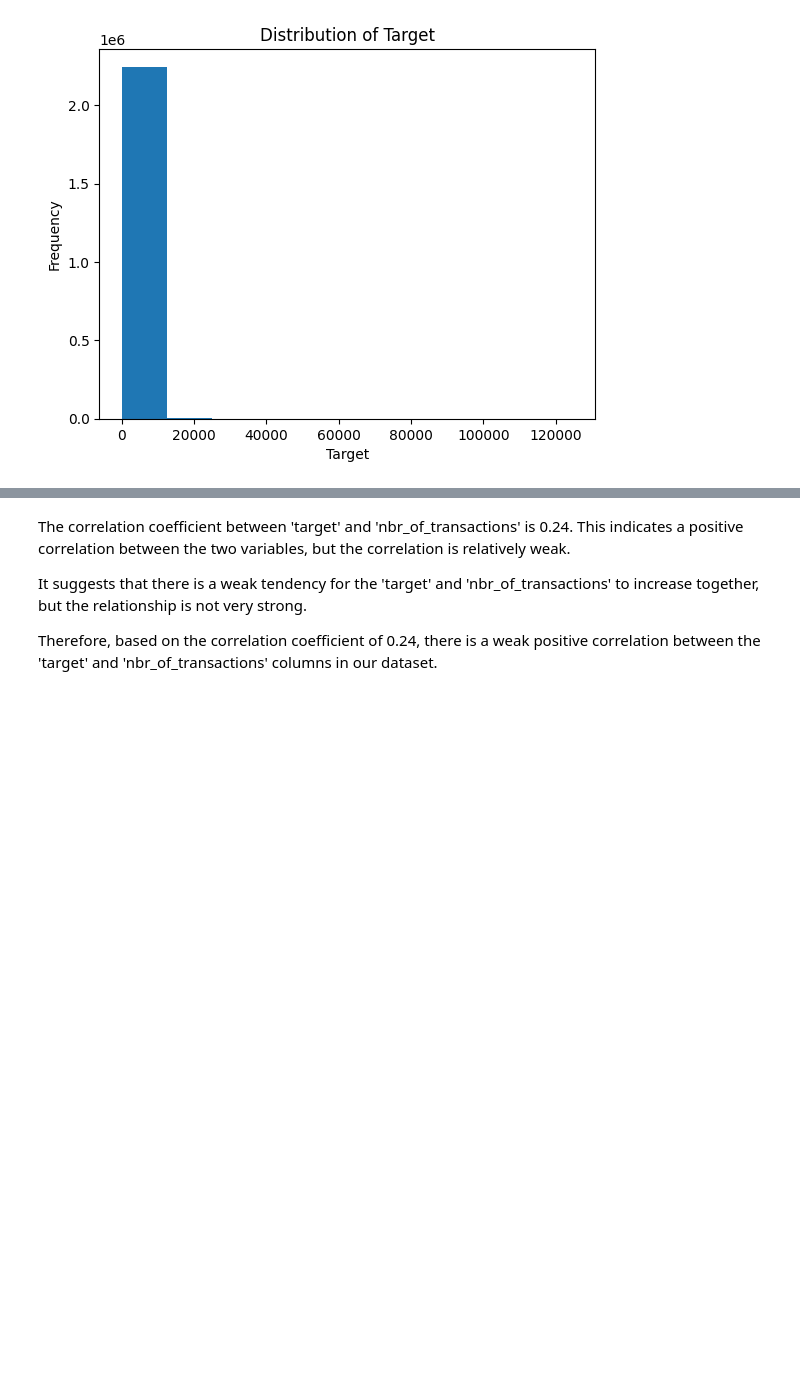
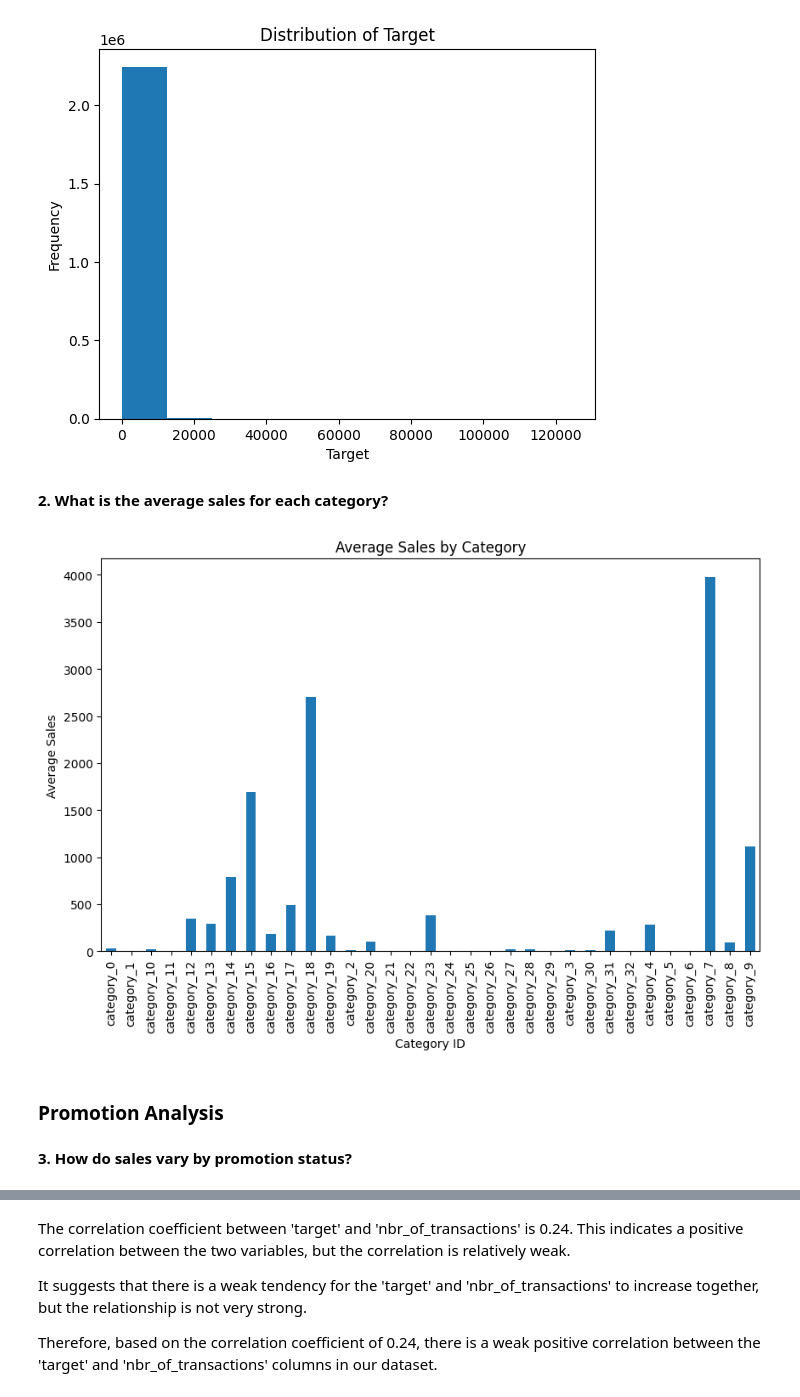
Before and after one commit to Gilbert-B/Forecasting-Sales, a Jupyter notebook: notebook/Sales_Forecast.ipynb, the cells around one changed output, grey strips where cells are left out. Saved outputs shown, nothing was run; the diff lists cells and outputs as text; code cells hidden in the pictures; blank space fills up the shorter version.

```diff
--- a/notebook/Sales_Forecast.ipynb
+++ b/notebook/Sales_Forecast.ipynb
@@ -793,3 +805,18 @@ plt.title('Distribution of Target')
 plt.show()
 # %% [output]
 [figure]
+# %% [markdown]
+**2. What is the average sales for each category?**
+# %%
+category_avg_sales = indexedtrain.groupby('category_id')['target'].mean()
+category_avg_sales.plot(kind='bar', figsize=(10, 6))
+plt.xlabel('Category ID')
+plt.ylabel('Average Sales')
+plt.title('Average Sales by Category')
+plt.show()
+# %% [output]
+[figure, added]
+# %% [markdown]
+### Promotion Analysis
+# %% [markdown]
+**3. How do sales vary by promotion status?**
```
Also changed, not shown: parts of 40 cells of this notebook, 1 other file.
